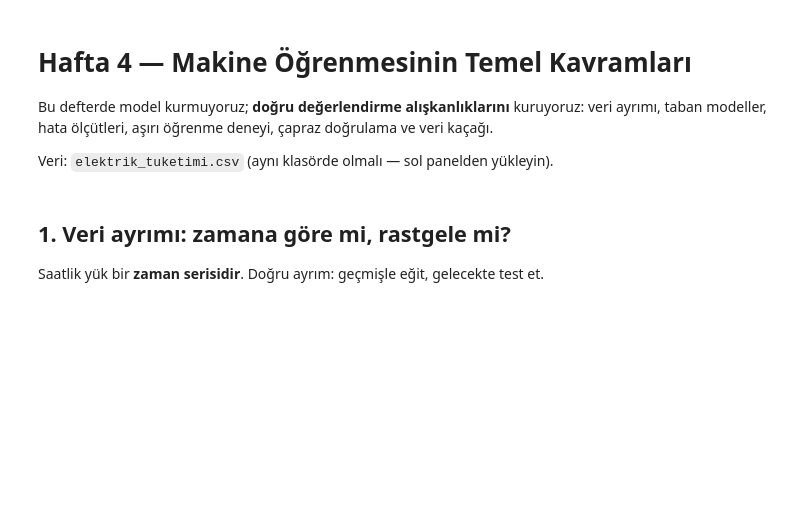
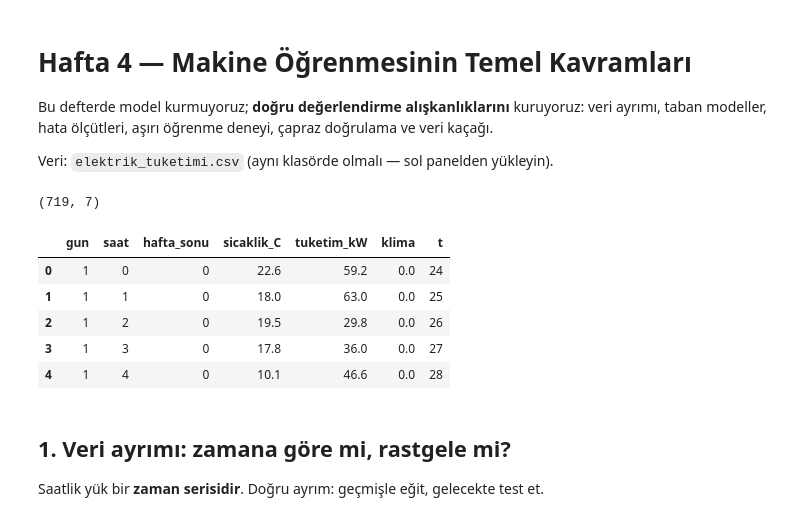
Before and after one commit to SevdanurGENC/Fundamentals-of-Artificial-Intelligence-EEE-Lecture-Notes, a Jupyter notebook: Codes/Hafta04_MO_Temel_Kavramlar.ipynb, the cells around one changed output. Cells and saved outputs as stored; diff of their text form; code cells hidden in the pictures; blank space fills up the shorter version.

```diff
--- a/Codes/Hafta04_MO_Temel_Kavramlar.ipynb
+++ b/Codes/Hafta04_MO_Temel_Kavramlar.ipynb
@@ -7,13 +7,22 @@ Veri: `elektrik_tuketimi.csv` (aynı klasörde olmalı — sol panelden yükleyi
 # %%
 import numpy as np, pandas as pd, matplotlib.pyplot as plt
 from sklearn.metrics import mean_absolute_error, mean_squared_error, r2_score
 
 df = pd.read_csv("elektrik_tuketimi.csv")
 df = df[df.tuketim_kW < 300].copy()                  # 3. haftadaki temizlik
 df["sicaklik_C"] = df["sicaklik_C"].interpolate()
 df["klima"] = np.clip(df["sicaklik_C"] - 24, 0, None)   # 3. haftada fark ettiğimiz kırık çizgi -> yeni özellik
 df["t"] = df.gun * 24 + df.saat                          # zaman indeksi (saat cinsinden)
-print(df.shape); df.head()
+print(df.shape);
+df.head()
+# %% [output]
+(719, 7)
+|  | gun | saat | hafta_sonu | sicaklik_C | tuketim_kW | klima | t |
+| 0 | 1 | 0 | 0 | 22.6 | 59.2 | 0.0 | 24 |
+| 1 | 1 | 1 | 0 | 18.0 | 63.0 | 0.0 | 25 |
+| 2 | 1 | 2 | 0 | 19.5 | 29.8 | 0.0 | 26 |
+| 3 | 1 | 3 | 0 | 17.8 | 36.0 | 0.0 | 27 |
+| 4 | 1 | 4 | 0 | 10.1 | 46.6 | 0.0 | 28 |
 # %% [markdown]
 ## 1. Veri ayrımı: zamana göre mi, rastgele mi?
 
```
Also changed, not shown: parts of 13 cells of this notebook.
